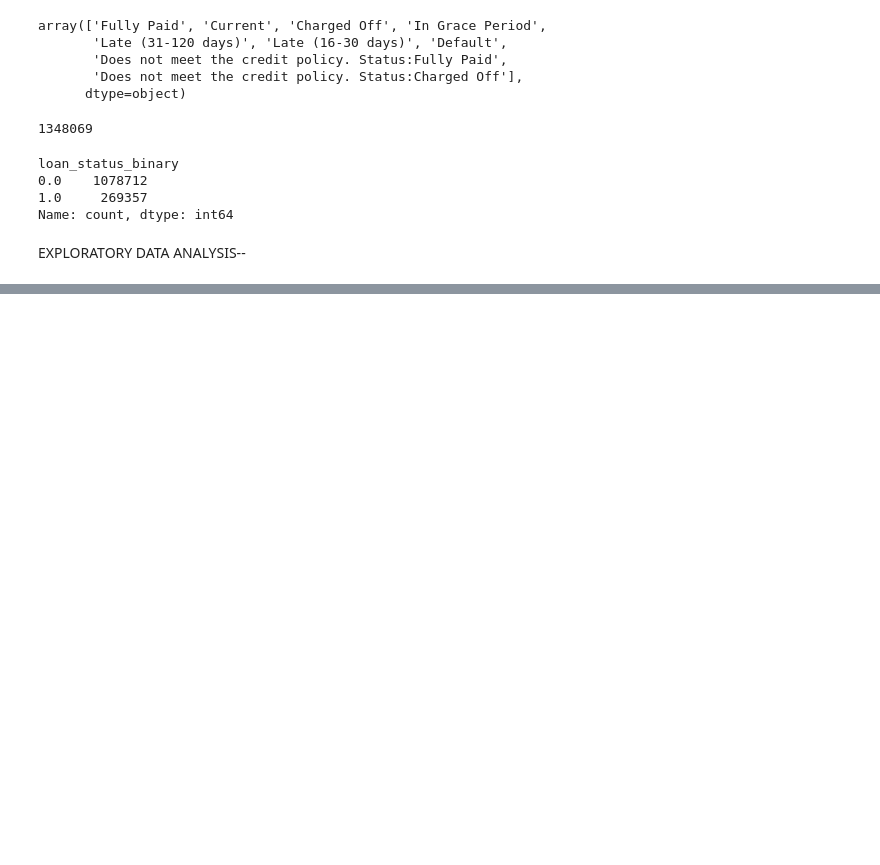
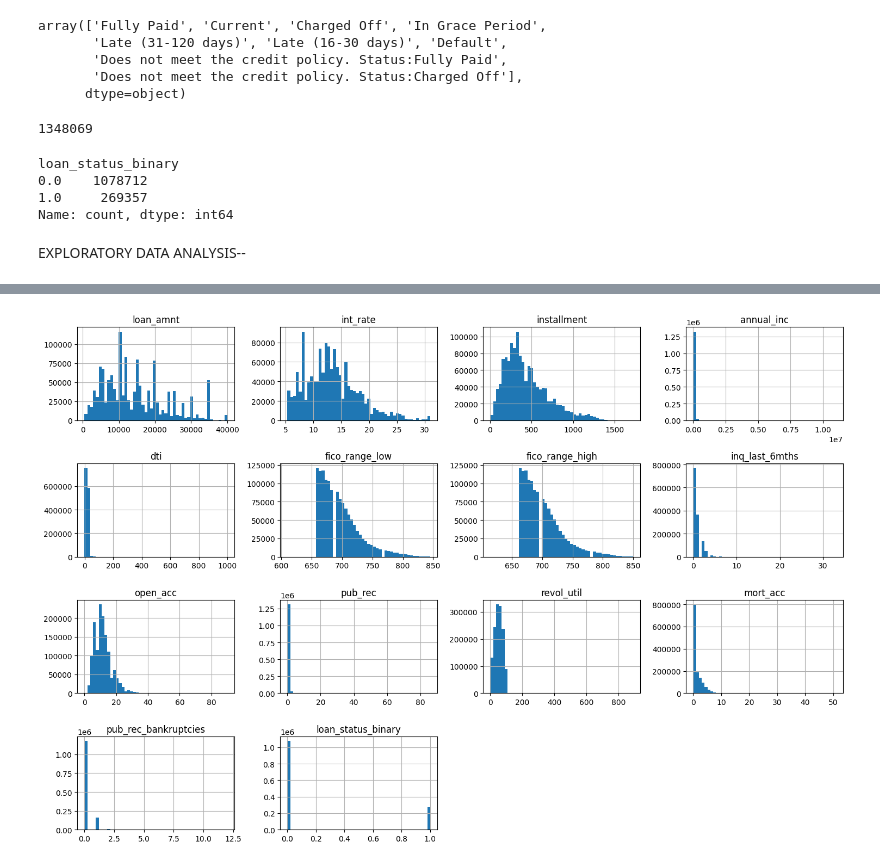
Before and after one commit to BeenishJahan/Linear_Regression_2, a Jupyter notebook: model.ipynb, the cells around one changed output, grey strips where cells are left out. Saved outputs shown, nothing was run; the diff lists cells and outputs as text; code cells hidden in the pictures; blank space fills up the shorter version.

```diff
--- a/model.ipynb
+++ b/model.ipynb
@@ -248,2 +249,9 @@ Passing `palette` without assigning `hue` is deprecated and will be removed in v
 # %%
 # Histogram Grid for the numeric features--
+
+data.hist(bins=50, figsize=(15,10))
+
+plt.tight_layout()
+plt.show()
+# %% [output]
+[figure, added]
```
Also changed, not shown: parts of 2 cells of this notebook.
